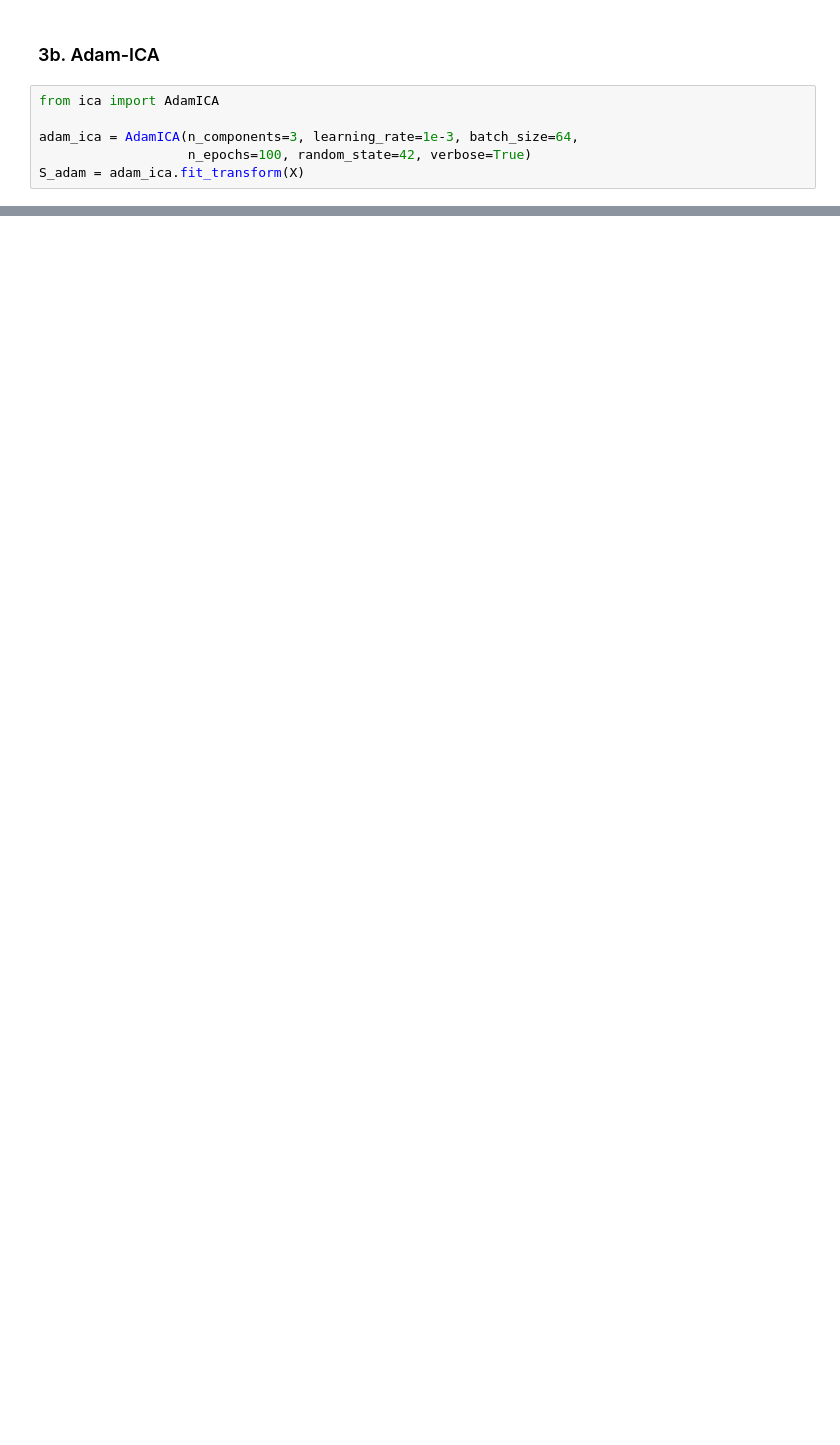
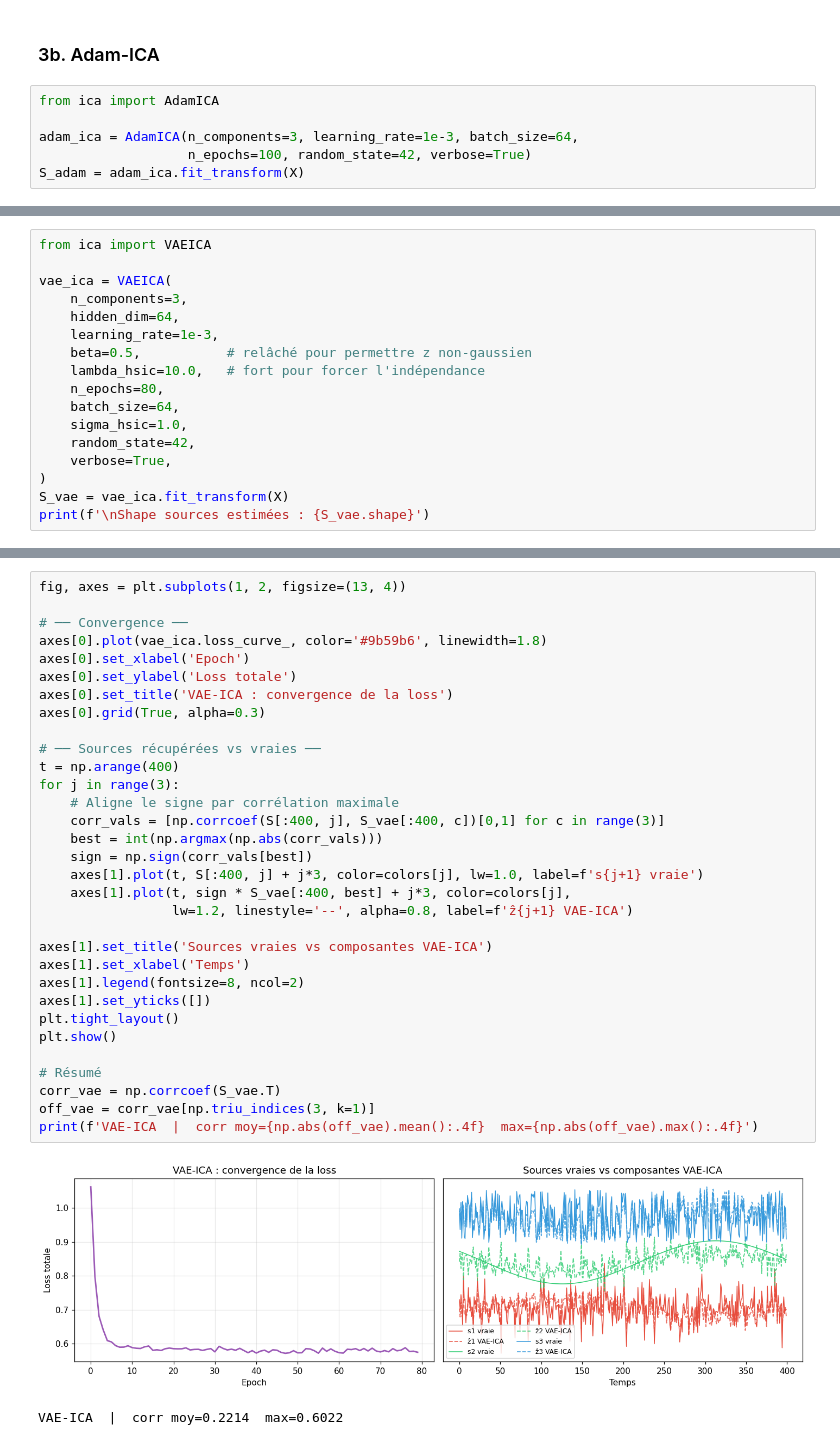
Before and after one commit to samirasonfack/Dimension_Reduction_ICA, a Jupyter notebook: notebooks/demo.ipynb, the cells around one changed output, grey strips where cells are left out. Drawn from its saved outputs; the diff is of its cells as text; blank space fills up the shorter version.

```diff
--- a/notebooks/demo.ipynb
+++ b/notebooks/demo.ipynb
@@ -145,0 +207,17 @@ plt.show()
+# %%
+from ica import VAEICA
+
+vae_ica = VAEICA(
+    n_components=3,
+    hidden_dim=64,
+    learning_rate=1e-3,
+    beta=0.5,           # relâché pour permettre z non-gaussien
+    lambda_hsic=10.0,   # fort pour forcer l'indépendance
+    n_epochs=80,
+    batch_size=64,
+    sigma_hsic=1.0,
+    random_state=42,
+    verbose=True,
+)
+S_vae = vae_ica.fit_transform(X)
+print(f'\nShape sources estimées : {S_vae.shape}')
@@ -145,0 +311,35 @@ plt.show()
+# %%
+fig, axes = plt.subplots(1, 2, figsize=(13, 4))
+
+# ── Convergence ──
+axes[0].plot(vae_ica.loss_curve_, color='#9b59b6', linewidth=1.8)
+axes[0].set_xlabel('Epoch')
+axes[0].set_ylabel('Loss totale')
+axes[0].set_title('VAE-ICA : convergence de la loss')
+axes[0].grid(True, alpha=0.3)
+
+# ── Sources récupérées vs vraies ──
+t = np.arange(400)
+for j in range(3):
+    # Aligne le signe par corrélation maximale
+    corr_vals = [np.corrcoef(S[:400, j], S_vae[:400, c])[0,1] for c in range(3)]
+    best = int(np.argmax(np.abs(corr_vals)))
+    sign = np.sign(corr_vals[best])
+    axes[1].plot(t, S[:400, j] + j*3, color=colors[j], lw=1.0, label=f's{j+1} vraie')
+    axes[1].plot(t, sign * S_vae[:400, best] + j*3, color=colors[j],
+                 lw=1.2, linestyle='--', alpha=0.8, label=f'ẑ{j+1} VAE-ICA')
+
+axes[1].set_title('Sources vraies vs composantes VAE-ICA')
+axes[1].set_xlabel('Temps')
+axes[1].legend(fontsize=8, ncol=2)
+axes[1].set_yticks([])
+plt.tight_layout()
+plt.show()
+
+# Résumé
+corr_vae = np.corrcoef(S_vae.T)
+off_vae = corr_vae[np.triu_indices(3, k=1)]
+print(f'VAE-ICA  |  corr moy={np.abs(off_vae).mean():.4f}  max={np.abs(off_vae).max():.4f}')
+# %% [output]
+[figure, added]
+VAE-ICA  |  corr moy=0.2214  max=0.6022
```
Also changed, not shown: parts of 30 cells of this notebook, 28 other files.
